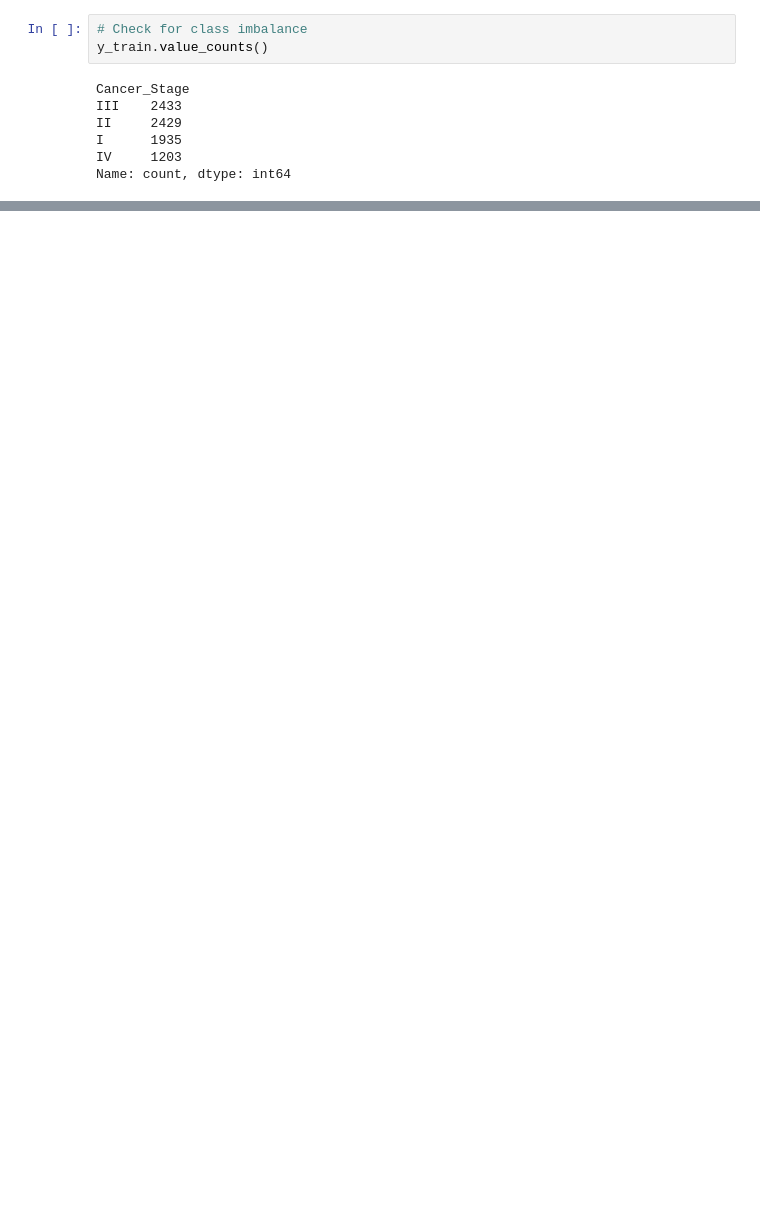
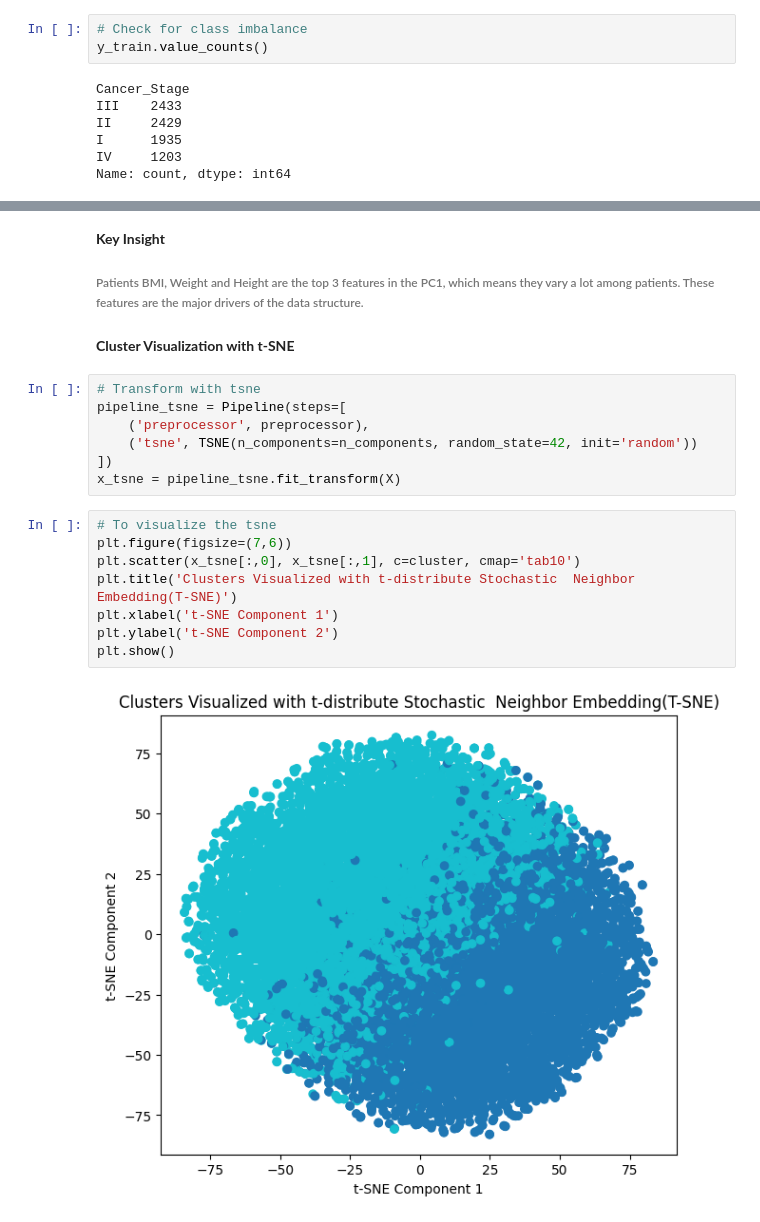
Before and after one commit to Iyanuadeleye01/Cancer-ML-Classification-and-Clustering, a Jupyter notebook: main.ipynb, the cells around one changed output, grey strips where cells are left out. Cells and saved outputs as stored; diff of their text form; blank space fills up the shorter version.

```diff
--- a/main.ipynb
+++ b/main.ipynb
@@ -1377,0 +1631,22 @@ weighted avg       0.45      0.31      0.36      2000
+# %% [markdown]
+**Key Insight**
+###### Patients BMI, Weight and Height are the top 3 features in the PC1, which means they vary a lot among patients. These features are the major drivers of the data structure.
+# %% [markdown]
+**Cluster Visualization with t-SNE**
+# %%
+# Transform with tsne
+pipeline_tsne = Pipeline(steps=[
+    ('preprocessor', preprocessor),
+    ('tsne', TSNE(n_components=n_components, random_state=42, init='random'))
+])
+x_tsne = pipeline_tsne.fit_transform(X)
+# %%
+# To visualize the tsne
+plt.figure(figsize=(7,6))
+plt.scatter(x_tsne[:,0], x_tsne[:,1], c=cluster, cmap='tab10')
+plt.title('Clusters Visualized with t-distribute Stochastic  Neighbor Embedding(T-SNE)')
+plt.xlabel('t-SNE Component 1')
+plt.ylabel('t-SNE Component 2')
+plt.show()
+# %% [output]
+[figure, added]
```
Also changed, not shown: parts of 35 cells of this notebook, 1 other file.
